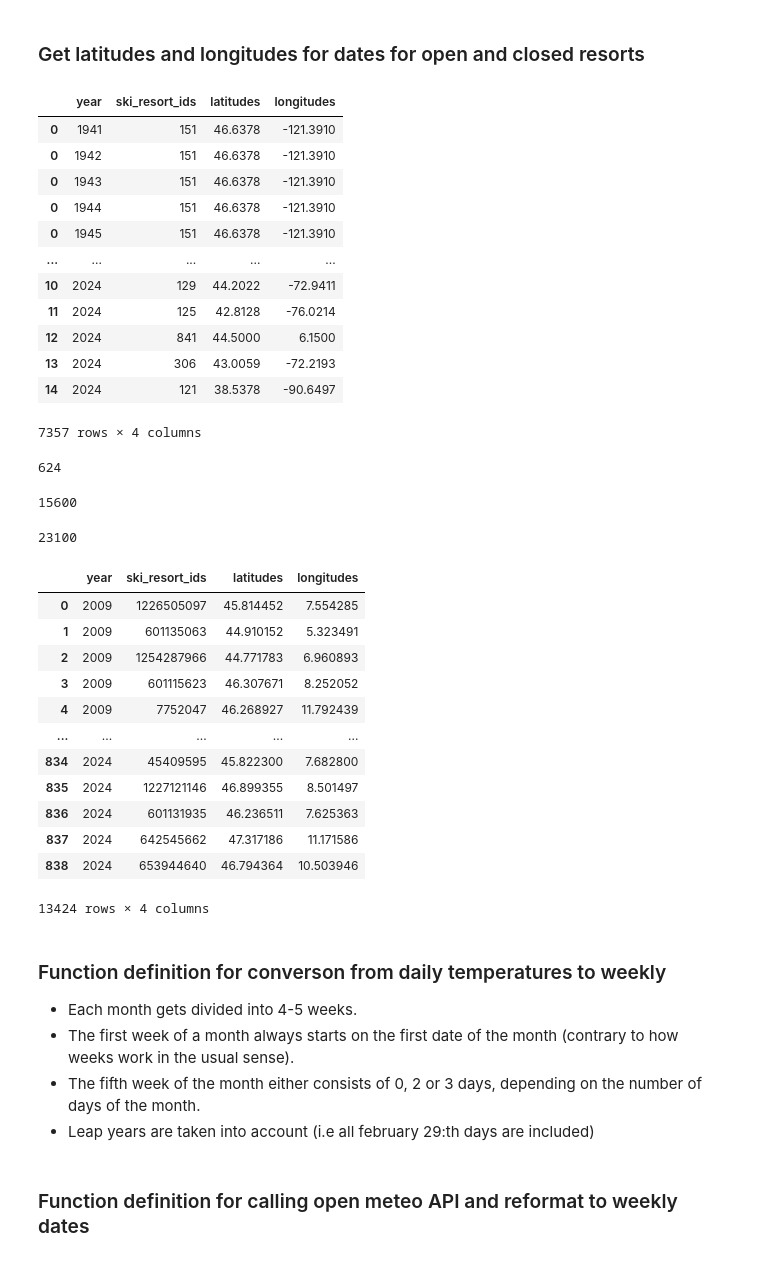
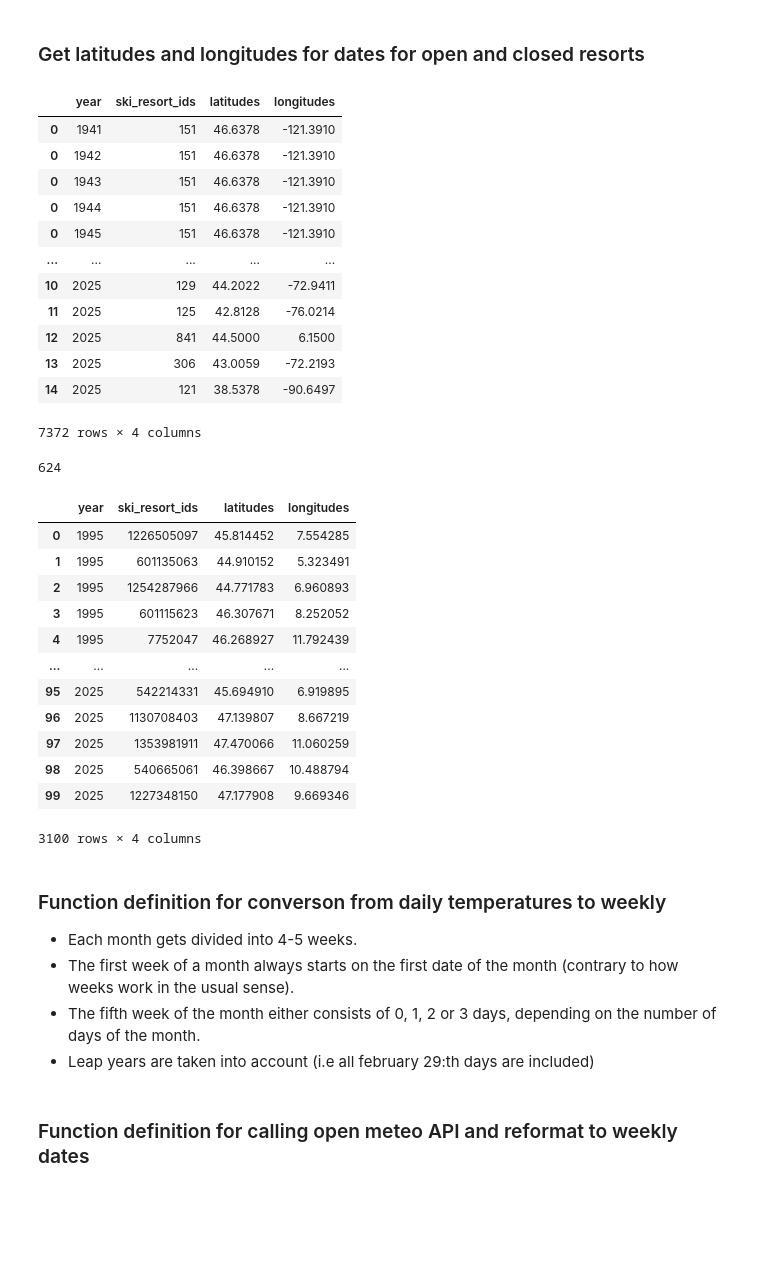
Before and after one commit to triggerdude33/ID2223-Project, a Jupyter notebook: 2_annual_weather_feature_pipeline.ipynb, the cells around one changed output. Drawn from its saved outputs; the diff is of its cells as text; code cells hidden in the pictures; blank space fills up the shorter version.

```diff
--- a/2_annual_weather_feature_pipeline.ipynb
+++ b/2_annual_weather_feature_pipeline.ipynb
@@ -184,3 +182,7 @@ or_df
 | 837 | 642545662 | Seefeld - Gschwandtkopf | 47.317186 | 11.171586 |
 | 838 | 653944640 | Schöneben - Belpiano | 46.794364 | 10.503946 |
 839 rows × 4 columns
+# %%
+# only fetch the first 100 resorts. Temporary change so that we don't run out of api requests
+for i in range(100, len(or_df.id-100)):
+    or_df = or_df.drop([i])
@@ -241,48 +259,41 @@ closed_years_lat_long
 | 0 | 1944 | 151 | 46.6378 | -121.3910 |
 | 0 | 1945 | 151 | 46.6378 | -121.3910 |
 | ... | ... | ... | ... | ... |
-| 10 | 2024 | 129 | 44.2022 | -72.9411 |
-| 11 | 2024 | 125 | 42.8128 | -76.0214 |
-| 12 | 2024 | 841 | 44.5000 | 6.1500 |
-| 13 | 2024 | 306 | 43.0059 | -72.2193 |
-| 14 | 2024 | 121 | 38.5378 | -90.6497 |
+| 10 | 2025 | 129 | 44.2022 | -72.9411 |
+| 11 | 2025 | 125 | 42.8128 | -76.0214 |
+| 12 | 2025 | 841 | 44.5000 | 6.1500 |
+| 13 | 2025 | 306 | 43.0059 | -72.2193 |
+| 14 | 2025 | 121 | 38.5378 | -90.6497 |
-7357 rows × 4 columns
+7372 rows × 4 columns
 # %%
 temp = closed_years_lat_long[closed_years_lat_long["year"] == 1979]
 temp.size
 # %% [output]
 624
-# %%
-print(624*5*5)
-# %% [output]
-15600
-# %%
-print(154*30*5)
-# %% [output]
-23100
 # %%
-open_years_lat_long = get_years_lat_long(max_year-15, max_year+1, or_df, False)
+num_hist_years_or = 30
+open_years_lat_long = get_years_lat_long(max_year-num_hist_years_or, max_year+1, or_df, False)
 open_years_lat_long
 # %% [output]
 |  | year | ski_resort_ids | latitudes | longitudes |
-| 0 | 2009 | 1226505097 | 45.814452 | 7.554285 |
-| 1 | 2009 | 601135063 | 44.910152 | 5.323491 |
-| 2 | 2009 | 1254287966 | 44.771783 | 6.960893 |
-| 3 | 2009 | 601115623 | 46.307671 | 8.252052 |
-| 4 | 2009 | 7752047 | 46.268927 | 11.792439 |
+| 0 | 1995 | 1226505097 | 45.814452 | 7.554285 |
+| 1 | 1995 | 601135063 | 44.910152 | 5.323491 |
+| 2 | 1995 | 1254287966 | 44.771783 | 6.960893 |
+| 3 | 1995 | 601115623 | 46.307671 | 8.252052 |
+| 4 | 1995 | 7752047 | 46.268927 | 11.792439 |
 | ... | ... | ... | ... | ... |
-| 834 | 2024 | 45409595 | 45.822300 | 7.682800 |
-| 835 | 2024 | 1227121146 | 46.899355 | 8.501497 |
-| 836 | 2024 | 601131935 | 46.236511 | 7.625363 |
-| 837 | 2024 | 642545662 | 47.317186 | 11.171586 |
-| 838 | 2024 | 653944640 | 46.794364 | 10.503946 |
+| 95 | 2025 | 542214331 | 45.694910 | 6.919895 |
+| 96 | 2025 | 1130708403 | 47.139807 | 8.667219 |
+| 97 | 2025 | 1353981911 | 47.470066 | 11.060259 |
+| 98 | 2025 | 540665061 | 46.398667 | 10.488794 |
+| 99 | 2025 | 1227348150 | 47.177908 | 9.669346 |
-13424 rows × 4 columns
+3100 rows × 4 columns
 # %% [markdown]
 ### Function definition for converson from daily temperatures to weekly
 
 * Each month gets divided into 4-5 weeks.
 * The first week of a month always starts on the first date of the month (contrary to how weeks work in the usual sense).
-* The fifth week of the month either consists of 0, 2 or 3 days, depending on the number of days of the month.
+* The fifth week of the month either consists of 0, 1, 2 or 3 days, depending on the number of days of the month.
 * Leap years are taken into account (i.e all february 29:th days are included)
 # %%
 
```
Also changed, not shown: parts of 11 cells of this notebook, 1 other file.
